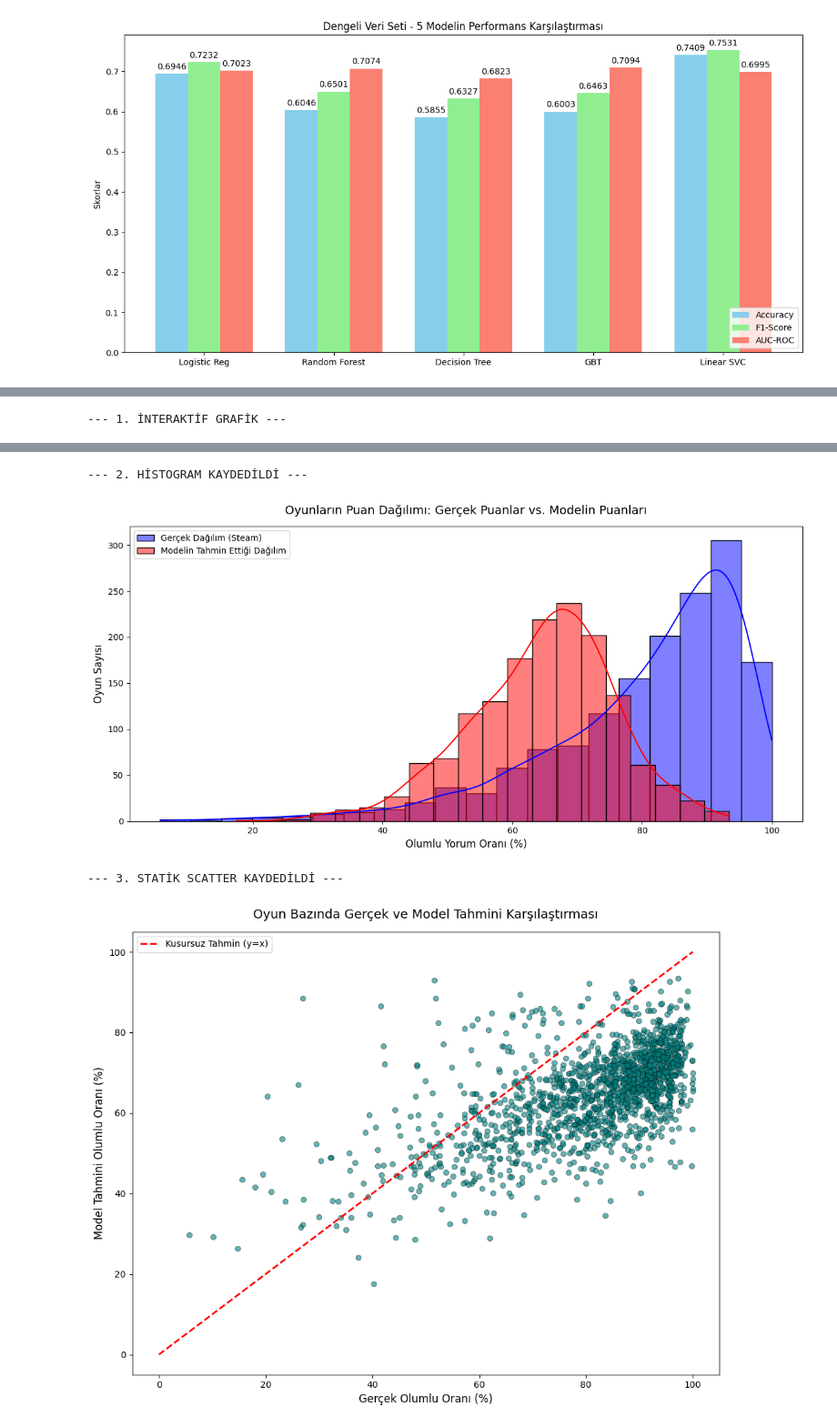
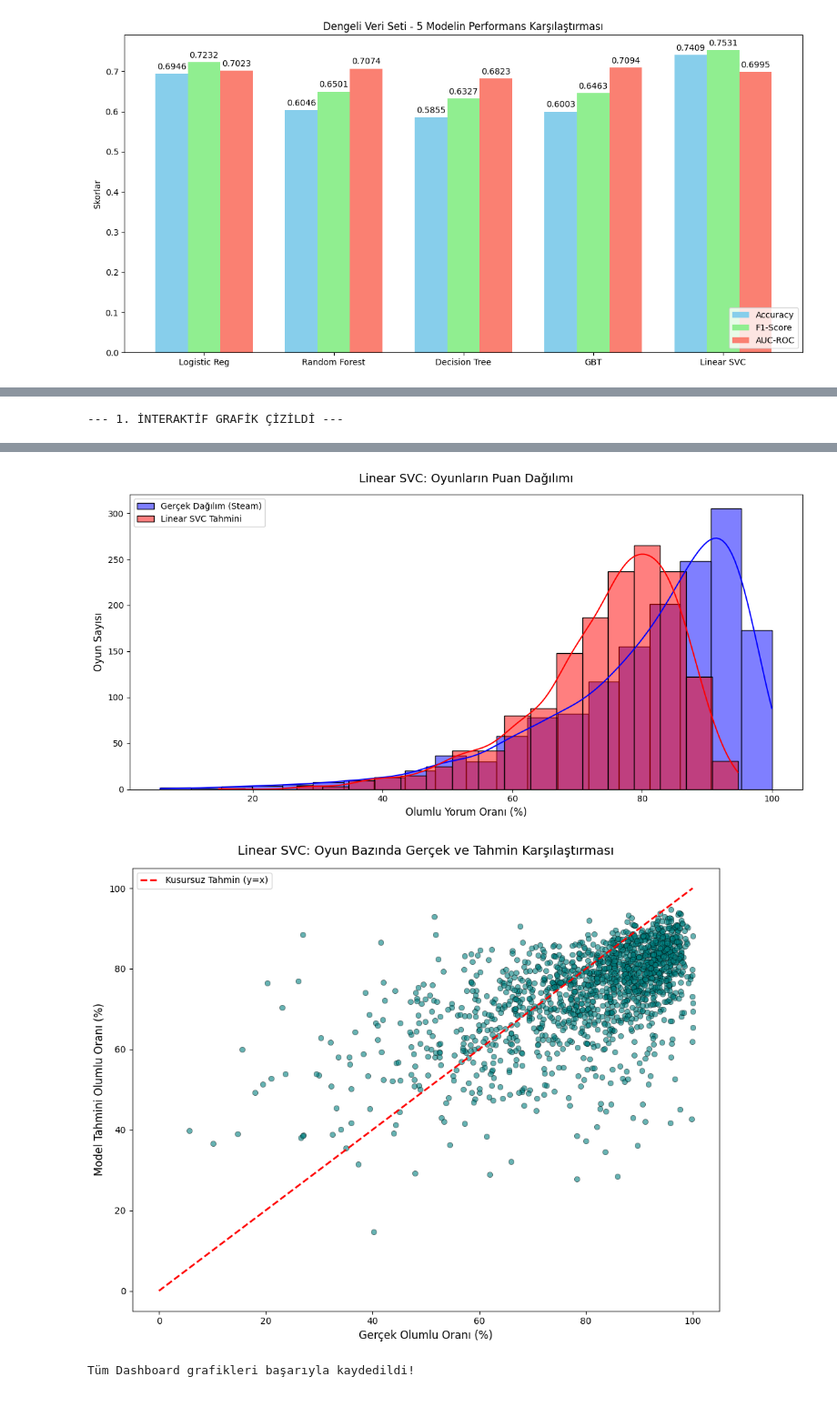
Before and after one commit to mehmetylmz7/steam-reviews-analysis, a Jupyter notebook: notebooks/7_Dashboard.ipynb, the cells around one changed output, grey strips where cells are left out. Shown at 91% size. Saved outputs shown, nothing was run; the diff lists cells and outputs as text; code cells hidden in the pictures.

```diff
--- a/notebooks/7_Dashboard.ipynb
+++ b/notebooks/7_Dashboard.ipynb
@@ -213,47 +215,35 @@ import plotly.express as px
 import pandas as pd
 
 # ==========================================
-# 1. VERİ HAZIRLIĞI: Hem Gerçek Hem Tahmin Oranlarını Hesaplama
+# 1. VERİ HAZIRLIĞI VE TAHMİN
 # ==========================================
-# A) Tüm veriyi okuyoruz
 features_path = "/Volumes/workspace/default/steam/steam_reviews_features"
 df_full_features = spark.read.format("delta").load(features_path)
 
-# B) EKSİK OLAN KISIM: Gerçek değerleri (voted_up) 'label' (1.0 ve 0.0) formatına çeviriyoruz
 df_full_features = df_full_features.withColumn(
     "label",
     when(col("voted_up").cast("string").isin("1", "true"), 1.0).otherwise(0.0)
 )
 
-# C) Modelin anlayacağı vektör formatına çeviriyoruz
 feature_columns = ["review_length", "word_count", "is_voted", "has_positive_word", "has_negative_word"]
 assembler = VectorAssembler(inputCols=feature_columns, outputCol="features")
 df_full_assembled = assembler.transform(df_full_features)
 
-# D) Model ile tahmin (Prediction) yapıyoruz
-# Not: lr_model'in bellekte yüklü/eğitilmiş olduğunu varsayıyoruz
-full_predictions = lr_model.transform(df_full_assembled)
+# Modeli tüm veride uygula (Linear SVC kullanıyoruz)
+full_predictions = svc_model.transform(df_full_assembled)
 
-# E) Karşılaştırma Analizi: Gerçek oran vs Tahmini oran
+# Oyun bazında gerçek vs tahmini oran
 game_analysis_compare = full_predictions.groupBy("app_name").agg(
     count("*").alias("toplam_yorum_sayisi"),
-    # Gerçek veri setindeki (label) olumlu yorum oranı
     round(avg("label") * 100, 2).alias("gercek_olumlu_yuzdesi"),
-    # Modelimizin (prediction) tahmin ettiği olumlu yorum oranı
     round(avg("prediction") * 100, 2).alias("tahmini_olumlu_yuzdesi")
 ).filter(col("toplam_yorum_sayisi") >= 500)
 
-# Spark tablosunu çizim için Pandas'a çeviriyoruz
 df_oyunlar = game_analysis_compare.toPandas()
-
-# Hata payını (Gerçek - Tahmin) hesaplayıp yeni bir sütun ekleyelim (Renk için kullanacağız)
 df_oyunlar['hata_payi'] = abs(df_oyunlar['gercek_olumlu_yuzdesi'] - df_oyunlar['tahmini_olumlu_yuzdesi'])
 
 # ==========================================
-# GÖRSEL 1: İNTERAKTİF GERÇEK vs TAHMİN GRAFİĞİ (PLOTLY BUBBLE CHART)
-# ==========================================
-# ==========================================
-# GÖRSEL 1: İNTERAKTİF GERÇEK vs TAHMİN GRAFİĞİ (Daha Belirgin Renkler)
+# GÖRSEL 1: İNTERAKTİF BUBBLE CHART (Plotly)
 # ==========================================
 fig_interactive = px.scatter(
     df_oyunlar,
@@ -262,25 +252,20 @@ fig_interactive = px.scatter(
     hover_name='app_name',
     size='toplam_yorum_sayisi',
     color='hata_payi',
-    # DEĞİŞİKLİK 1: Hata azsa Yeşil, ortaysa Sarı, çoksa Kırmızı
     color_continuous_scale='RdYlGn_r',
-    title='Gerçek vs. Tahmini Beğeni Oranı Karşılaştırması',
+    title='Linear SVC: Gerçek vs. Tahmini Beğeni Oranı Karşılaştırması',
     labels={
         'gercek_olumlu_yuzdesi': 'Gerçek Olumlu Oranı (%)',
         'tahmini_olumlu_yuzdesi': 'Model Tahmini Olumlu Oranı (%)',
         'hata_payi': 'Yanılma Payı (%)'
     },
-    # DEĞİŞİKLİK 2: Renkler daha canlı ve opak
     opacity=0.9
 )
 
-# DEĞİŞİKLİK 3: Baloncukların birbirine karışmaması için ince koyu gri dış çerçeve
 fig_interactive.update_traces(marker=dict(line=dict(width=1, color='DarkSlateGrey')))
-
-# Kusursuz tahmin çizgisi
 fig_interactive.add_shape(type="line", x0=0, y0=0, x1=100, y1=100, line=dict(color="blue", dash="dash"))
 
-print("--- 1. İNTERAKTİF GRAFİK ---")
+print("--- 1. İNTERAKTİF GRAFİK ÇİZİLDİ ---")
 fig_interactive.show()
 
 # ==========================================
@@ -289,48 +274,46 @@ fig_interactive.show()
 fig_hist, ax_hist = plt.subplots(figsize=(12, 6))
 
 sns.histplot(data=df_oyunlar, x='gercek_olumlu_yuzdesi', bins=20, kde=True, color='blue', alpha=0.5, label='Gerçek Dağılım (Steam)', ax=ax_hist)
-sns.histplot(data=df_oyunlar, x='tahmini_olumlu_yuzdesi', bins=20, kde=True, color='red', alpha=0.5, label='Modelin Tahmin Ettiği Dağılım', ax=ax_hist)
+sns.histplot(data=df_oyunlar, x='tahmini_olumlu_yuzdesi', bins=20, kde=True, color='red', alpha=0.5, label='Linear SVC Tahmini', ax=ax_hist)
 
-ax_hist.set_title('Oyunların Puan Dağılımı: Gerçek Puanlar vs. Modelin Puanları', fontsize=14, pad=15)
+ax_hist.set_title('Linear SVC: Oyunların Puan Dağılımı', fontsize=14, pad=15)
 ax_hist.set_xlabel('Olumlu Yorum Oranı (%)', fontsize=12)
 ax_hist.set_ylabel('Oyun Sayısı', fontsize=12)
 ax_hist.legend()
 
 plt.tight_layout()
-plt.savefig("/Volumes/workspace/default/steam/adim7_karsilastirmali_histogram.png", bbox_inches='tight', dpi=300)
-print("\n--- 2. HİSTOGRAM KAYDEDİLDİ ---")
+plt.savefig("/Volumes/workspace/default/steam/adim7_svc_karsilastirmali_histogram.png", bbox_inches='tight', dpi=300)
 plt.show()
 
 # ==========================================
 # GÖRSEL 3: STATİK SCATTER
 # ==========================================
 fig_scatter, ax_scatter = plt.subplots(figsize=(10, 8))
 
 sns.scatterplot(
     data=df_oyunlar,
     x='gercek_olumlu_yuzdesi',
     y='tahmini_olumlu_yuzdesi',
     alpha=0.6,
     color='teal',
     edgecolor='black',
     ax=ax_scatter
 )
 
 ax_scatter.plot([0, 100], [0, 100], color='red', linestyle='--', linewidth=2, label='Kusursuz Tahmin (y=x)')
 
-ax_scatter.set_title('Oyun Bazında Gerçek ve Model Tahmini Karşılaştırması', fontsize=14, pad=15)
+ax_scatter.set_title('Linear SVC: Oyun Bazında Gerçek ve Tahmin Karşılaştırması', fontsize=14, pad=15)
 ax_scatter.set_xlabel('Gerçek Olumlu Oranı (%)', fontsize=12)
 ax_scatter.set_ylabel('Model Tahmini Olumlu Oranı (%)', fontsize=12)
 ax_scatter.legend()
 
 plt.tight_layout()
-plt.savefig("/Volumes/workspace/default/steam/adim7_statik_karsilastirma_scatter.png", bbox_inches='tight', dpi=300)
-print("\n--- 3. STATİK SCATTER KAYDEDİLDİ ---")
+plt.savefig("/Volumes/workspace/default/steam/adim7_svc_statik_scatter.png", bbox_inches='tight', dpi=300)
 plt.show()
+print("Tüm Dashboard grafikleri başarıyla kaydedildi!")
 # %% [output]
---- 1. İNTERAKTİF GRAFİK ---
+--- 1. İNTERAKTİF GRAFİK ÇİZİLDİ ---
 [interactive output not drawn]
+[figure, new version]
+[figure, new version]
---- 2. HİSTOGRAM KAYDEDİLDİ ---
+Tüm Dashboard grafikleri başarıyla kaydedildi!
-[figure, old version]
---- 3. STATİK SCATTER KAYDEDİLDİ ---
-[figure, old version]
```
Also changed, not shown: parts of 3 cells of this notebook.
